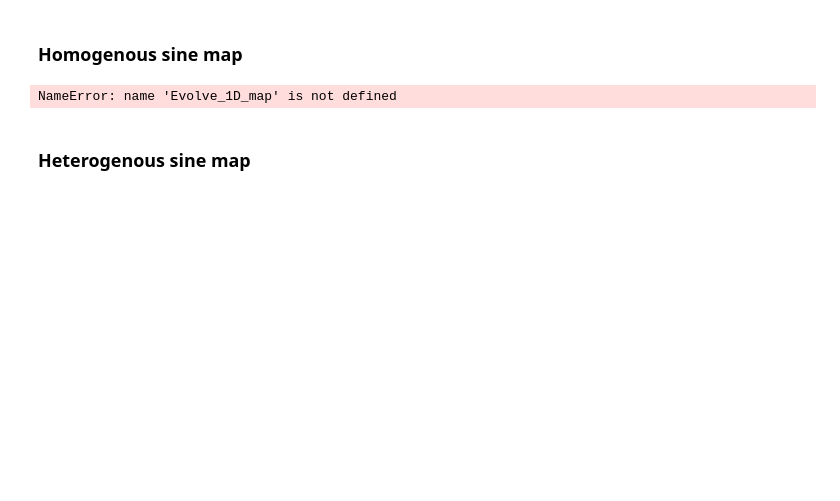
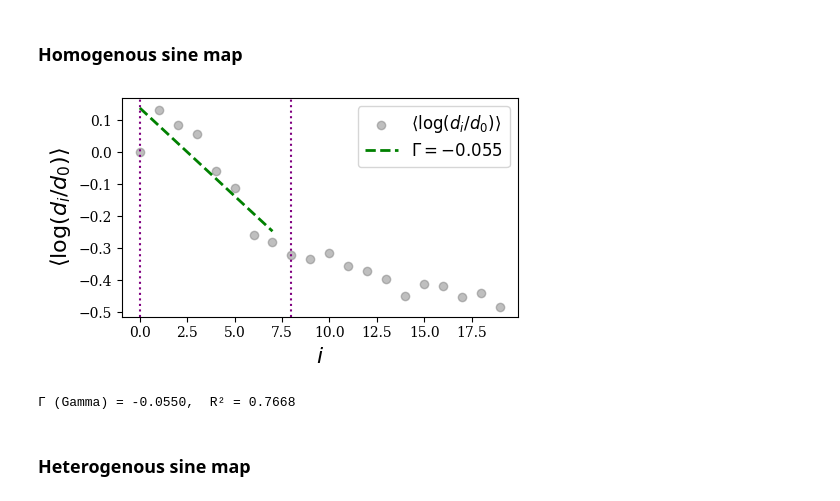
Before and after one commit to Kommmi/Stochastic-dynamical-systems, a Jupyter notebook: Test.ipynb, the cells around one changed output. Saved outputs shown, nothing was run; the diff lists cells and outputs as text; code cells hidden in the pictures; blank space fills up the shorter version.

```diff
--- a/Test.ipynb
+++ b/Test.ipynb
@@ -93,18 +105,46 @@ print(f"Γ (Gamma) = {slope:.4f},  R² = {r_value**2:.4f}")
 # %% [markdown]
 ### Homogenous sine map
 # %%
+# ---------------------------------------------------------------------------
+# 1. Parameters
+# ---------------------------------------------------------------------------
 a=0.64
 csm_params = (a,)
 Ns,xmin,xmax = 1_000_000, -1, 2
 nbins = 100
 nstep = 800
+index_limits = (0, 8)  # scaling region for fitting
+
+
+# ---------------------------------------------------------------------------
+# 2. Generate Initial Ensemble
+# ---------------------------------------------------------------------------
 x0s = Sampling_uniform(Ns,xmin,xmax)
-x0s = Evolve_1D_map(Chain_climbing_sine_map,csm_params,x0s,Bins_rule='Custom',custom_bins=nbins,T=nstep)
-traj_len,nits = 30,50
-eps_val = 0.005
-_,y0,x0 = Gamma_SDE_1D_additive(Chain_climbing_sine_map,csm_params,x0s,traj_len,nits
-                                                    ,eps=eps_val,Bins_rule='Custom',custom_bins=nbins,show_plot=True,rval=True)
+x0s = Evolve_1D_map(Chain_climbing_sine_map,csm_params,x0s,Bins_rule='Custom',custom_bins=nbins,T=nstep,show_plt=False)
+
+# ---------------------------------------------------------------------------
+# 3. Compute Γ, log-distance evolution, and time array
+# ---------------------------------------------------------------------------
+
+_, ln_avg_dist, t_arr = Gamma_SDE_1D_additive(
+    Evolution_rule=Chain_climbing_sine_map,
+    params=csm_params,
+    x0s=x0s,
+    traj_len=traj_len,
+    nits=nits,
+    eps=eps,
+    Bins_rule="Custom",
+    custom_bins=nbins,
+    index_limits=index_limits,
+    rval=True
+)
+
+# ---------------------------------------------------------------------------
+# 4. Fit and Plot Results
+# ---------------------------------------------------------------------------
+Gamma_val = plot_gamma_results(t_arr, ln_avg_dist, index_limits)
 # %% [output]
+[figure, added]
-NameError: name 'Evolve_1D_map' is not defined
+Γ (Gamma) = -0.0550,  R² = 0.7668
 # %% [markdown]
 ### Heterogenous sine map
```
Also changed, not shown: parts of 4 cells of this notebook.
